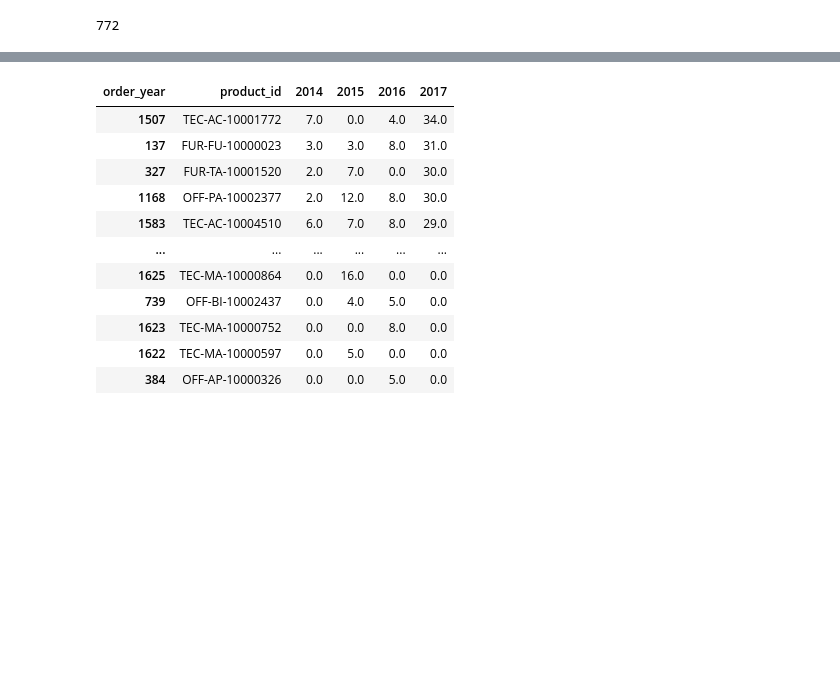
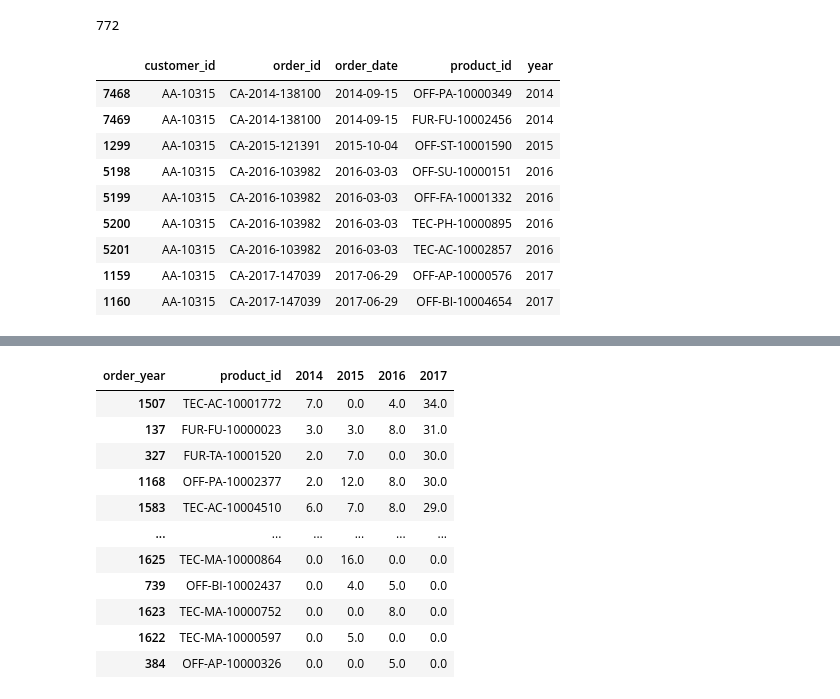
Before and after one commit to Dilcia19/superstore, a Jupyter notebook: notebooks/analysis_in_py.ipynb, the cells around one changed output, grey strips where cells are left out. Drawn from its saved outputs; the diff is of its cells as text; code cells hidden in the pictures; blank space fills up the shorter version.

```diff
--- a/notebooks/analysis_in_py.ipynb
+++ b/notebooks/analysis_in_py.ipynb
@@ -347,0 +352,25 @@ len(repeat_customers)
+# %%
+# what % of purchases are repeated (customerID)
+# test with one customer
+# first order for customer 'AA-10315' was 'CA-2014-128055'
+# could do what we had before & just do unique orders - # of unique customers, smh
+
+df_repeat_customers = store_records[store_records['customer_id'].isin(repeat_customers_ls)]
+repeat_2 = df_repeat_customers[df_repeat_customers['customer_id'] == 'AA-10315']
+repeat_2 = repeat_2[['customer_id','order_id','order_date','product_id','year']]
+repeat_2 = repeat_2.sort_values(by='order_date', ascending=True)
+first_order = repeat_2.iloc[0, 1]
+
+repeat_3 = repeat_2[repeat_2['order_id'] != first_order]
+repeat_3
+# %% [output]
+|  | customer_id | order_id | order_date | product_id | year |
+| 7468 | AA-10315 | CA-2014-138100 | 2014-09-15 | OFF-PA-10000349 | 2014 |
+| 7469 | AA-10315 | CA-2014-138100 | 2014-09-15 | FUR-FU-10002456 | 2014 |
+| 1299 | AA-10315 | CA-2015-121391 | 2015-10-04 | OFF-ST-10001590 | 2015 |
+| 5198 | AA-10315 | CA-2016-103982 | 2016-03-03 | OFF-SU-10000151 | 2016 |
+| 5199 | AA-10315 | CA-2016-103982 | 2016-03-03 | OFF-FA-10001332 | 2016 |
+| 5200 | AA-10315 | CA-2016-103982 | 2016-03-03 | TEC-PH-10000895 | 2016 |
+| 5201 | AA-10315 | CA-2016-103982 | 2016-03-03 | TEC-AC-10002857 | 2016 |
+| 1159 | AA-10315 | CA-2017-147039 | 2017-06-29 | OFF-AP-10000576 | 2017 |
+| 1160 | AA-10315 | CA-2017-147039 | 2017-06-29 | OFF-BI-10004654 | 2017 |
```
Also changed, not shown: parts of 3 cells of this notebook.
